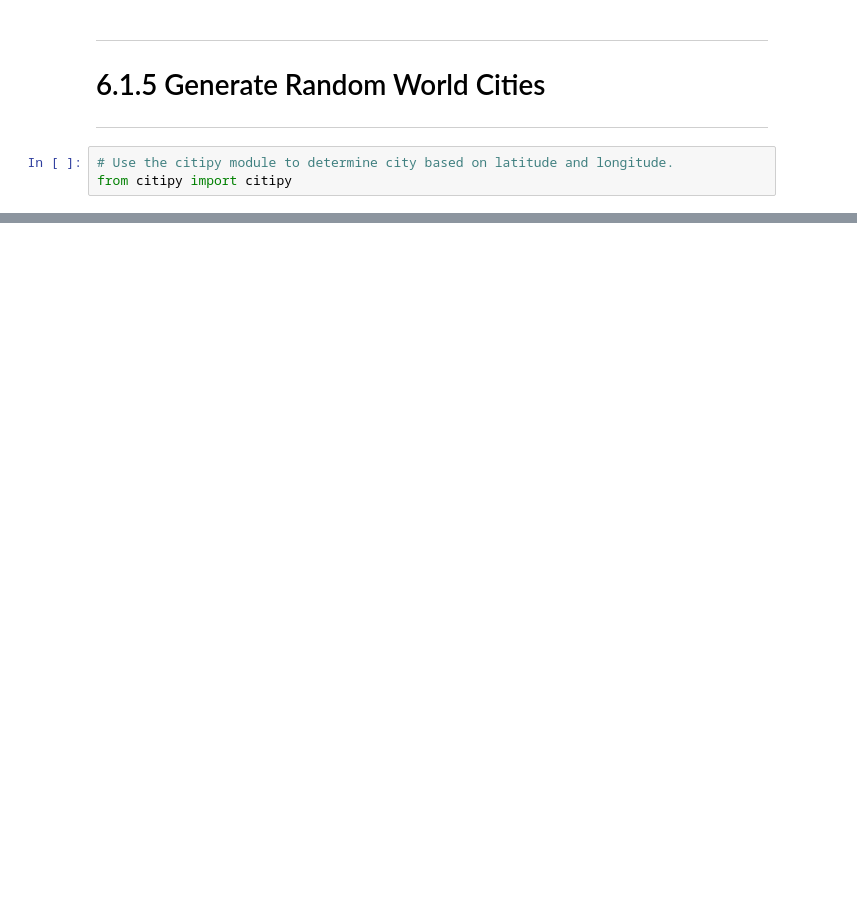
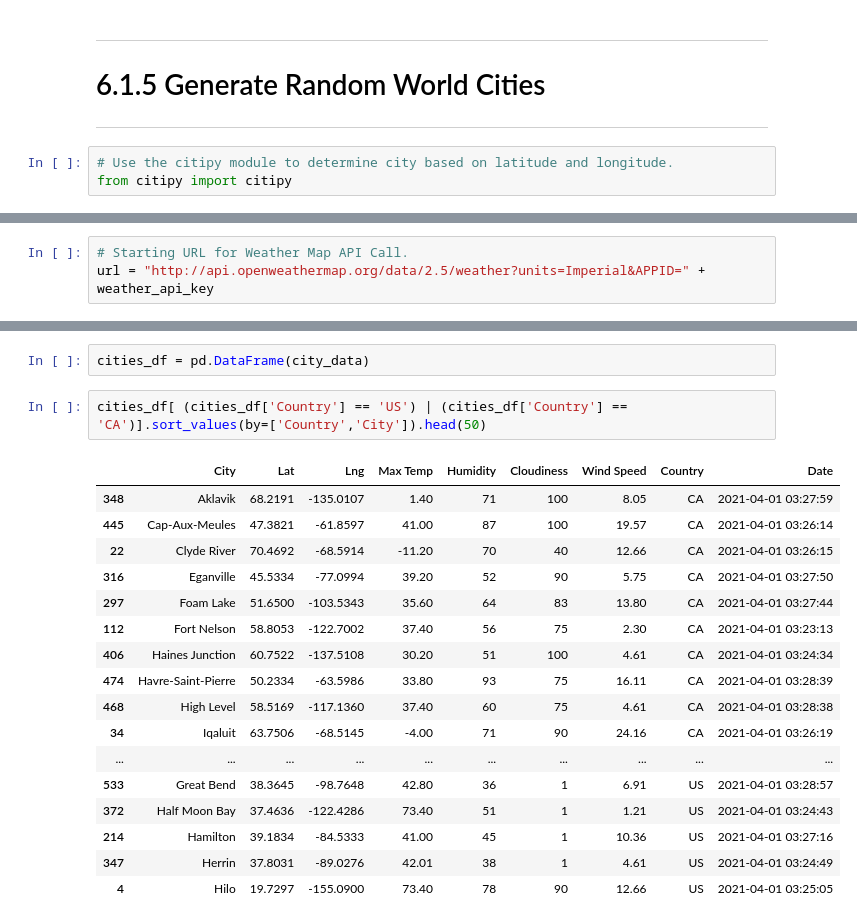
Before and after one commit to sed-jackob/World_Weather_Analysis, a Jupyter notebook: WeatherPy.ipynb, the cells around one changed output, grey strips where cells are left out. Cells and saved outputs as stored; diff of their text form; blank space fills up the shorter version.

```diff
--- a/WeatherPy.ipynb
+++ b/WeatherPy.ipynb
@@ -66,0 +78,3 @@ len(cities)
+# %%
+# Starting URL for Weather Map API Call.
+url = "http://api.openweathermap.org/data/2.5/weather?units=Imperial&APPID=" + weather_api_key
@@ -66,0 +175,22 @@ len(cities)
+# %%
+cities_df = pd.DataFrame(city_data)
+# %%
+cities_df[ (cities_df['Country'] == 'US') | (cities_df['Country'] == 'CA')].sort_values(by=['Country','City']).head(50)
+# %% [output]
+|  | City | Lat | Lng | Max Temp | Humidity | Cloudiness | Wind Speed | Country | Date |
+| 348 | Aklavik | 68.2191 | -135.0107 | 1.40 | 71 | 100 | 8.05 | CA | 2021-04-01 03:27:59 |
+| 445 | Cap-Aux-Meules | 47.3821 | -61.8597 | 41.00 | 87 | 100 | 19.57 | CA | 2021-04-01 03:26:14 |
+| 22 | Clyde River | 70.4692 | -68.5914 | -11.20 | 70 | 40 | 12.66 | CA | 2021-04-01 03:26:15 |
+| 316 | Eganville | 45.5334 | -77.0994 | 39.20 | 52 | 90 | 5.75 | CA | 2021-04-01 03:27:50 |
+| 297 | Foam Lake | 51.6500 | -103.5343 | 35.60 | 64 | 83 | 13.80 | CA | 2021-04-01 03:27:44 |
+| 112 | Fort Nelson | 58.8053 | -122.7002 | 37.40 | 56 | 75 | 2.30 | CA | 2021-04-01 03:23:13 |
+| 406 | Haines Junction | 60.7522 | -137.5108 | 30.20 | 51 | 100 | 4.61 | CA | 2021-04-01 03:24:34 |
+| 474 | Havre-Saint-Pierre | 50.2334 | -63.5986 | 33.80 | 93 | 75 | 16.11 | CA | 2021-04-01 03:28:39 |
+| 468 | High Level | 58.5169 | -117.1360 | 37.40 | 60 | 75 | 4.61 | CA | 2021-04-01 03:28:38 |
+| 34 | Iqaluit | 63.7506 | -68.5145 | -4.00 | 71 | 90 | 24.16 | CA | 2021-04-01 03:26:19 |
+| ... | ... | ... | ... | ... | ... | ... | ... | ... | ... |
+| 533 | Great Bend | 38.3645 | -98.7648 | 42.80 | 36 | 1 | 6.91 | US | 2021-04-01 03:28:57 |
+| 372 | Half Moon Bay | 37.4636 | -122.4286 | 73.40 | 51 | 1 | 1.21 | US | 2021-04-01 03:24:43 |
+| 214 | Hamilton | 39.1834 | -84.5333 | 41.00 | 45 | 1 | 10.36 | US | 2021-04-01 03:27:16 |
+| 347 | Herrin | 37.8031 | -89.0276 | 42.01 | 38 | 1 | 4.61 | US | 2021-04-01 03:24:49 |
+| 4 | Hilo | 19.7297 | -155.0900 | 73.40 | 78 | 90 | 12.66 | US | 2021-04-01 03:25:05 |
```
Also changed, not shown: parts of 11 cells of this notebook, 1 other file.
